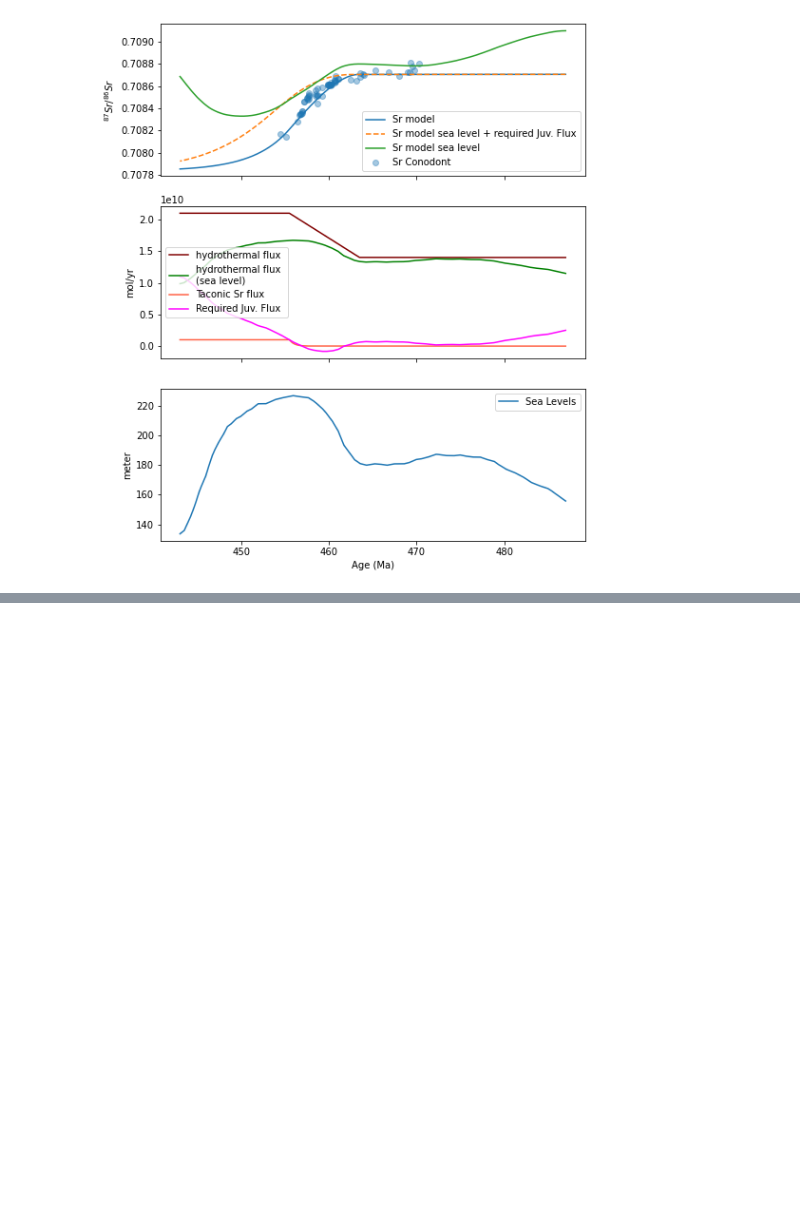
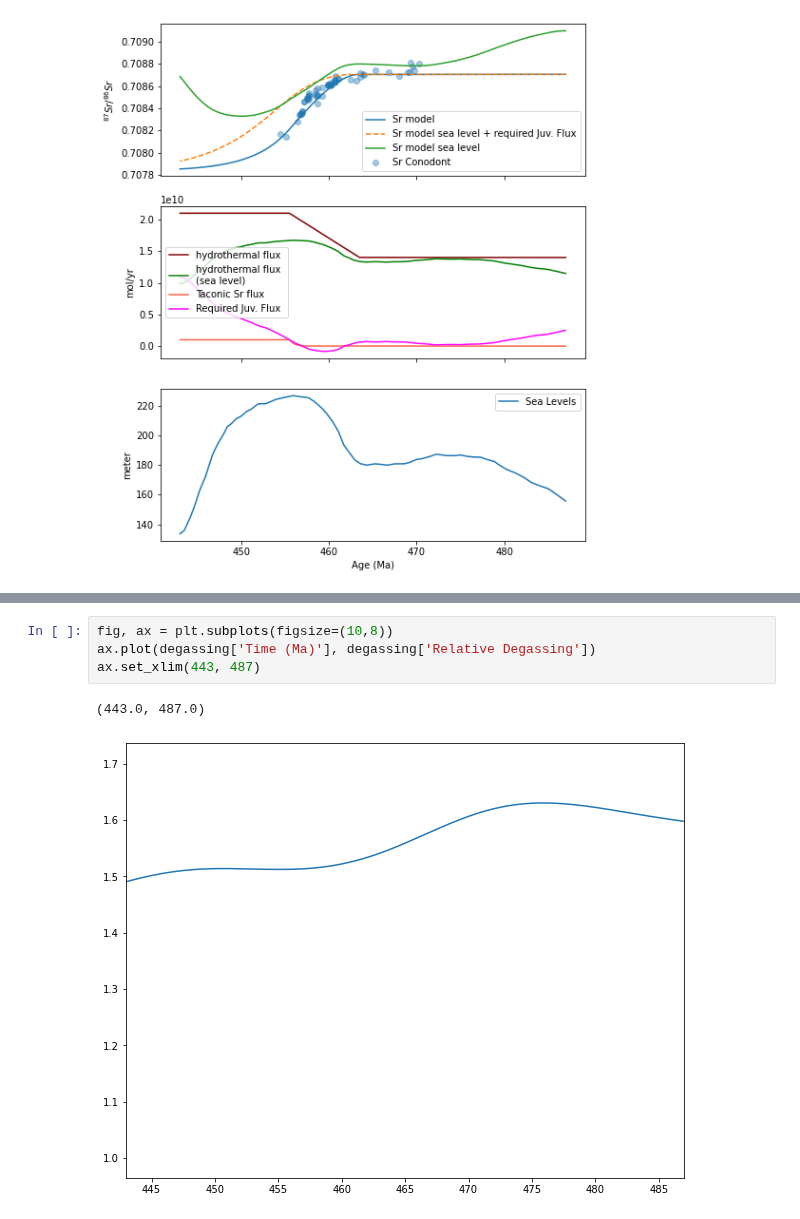
Before and after one commit to datuadiatma/avila_etal_2022, a Jupyter notebook: Notebook/Ordovician_Sr_Model.ipynb, the cells around one changed output, grey strips where cells are left out. Saved outputs shown, nothing was run; the diff lists cells and outputs as text; blank space fills up the shorter version.

```diff
--- a/Notebook/Ordovician_Sr_Model.ipynb
+++ b/Notebook/Ordovician_Sr_Model.ipynb
@@ -543,0 +551,7 @@ plt.show()
+# %%
+fig, ax = plt.subplots(figsize=(10,8))
+ax.plot(degassing['Time (Ma)'], degassing['Relative Degassing'])
+ax.set_xlim(443, 487)
+# %% [output]
+(443.0, 487.0)
+[figure, added]
```
Also changed, not shown: parts of 1 cell of this notebook, 8 other files.
